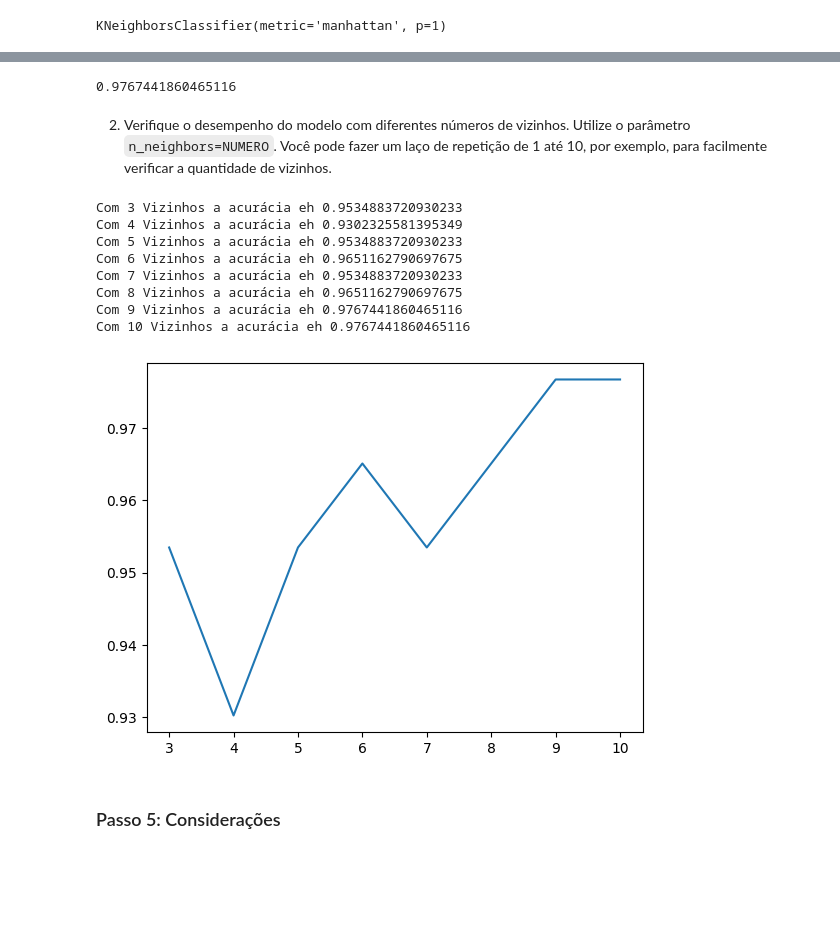
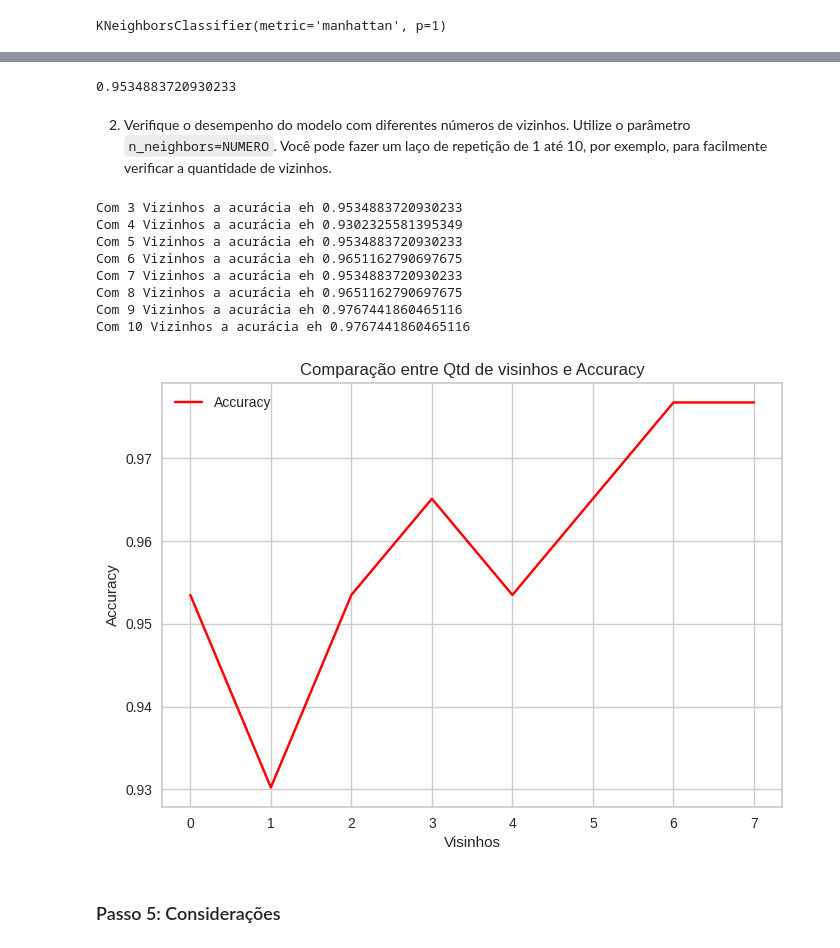
Before and after one commit to AnaCristina1972/projett, a Jupyter notebook: Atividade_1_Modelos_introdutórios.ipynb, the cells around one changed output, grey strips where cells are left out. Cells and saved outputs as stored; diff of their text form; code cells hidden in the pictures; blank space fills up the shorter version.

```diff
--- a/Atividade_1_Modelos_introdutórios.ipynb
+++ b/Atividade_1_Modelos_introdutórios.ipynb
@@ -36,9 +36,9 @@ Use a função `pd.read_csv()` para carregar o arquivo de treinamento (`iris-tre
 # %% [markdown]
 Vamos trabalhar com os arquivos disponibilizados no ColabWeb.
 # %%
-treino = pd.read_csv("/content/iris-treino.csv")   # <-- complete o código
+treino = pd.read_csv("/iris-treino.csv")   # <-- complete o código
 # %%
-teste =pd.read_csv("/content/iris-teste.csv")   # <-- complete o código
+teste =pd.read_csv("/iris-teste.csv")   # <-- complete o código
 # %% [markdown]
 Use a função `pd.read_csv()` para carregar o arquivo de teste (`iris-teste.csv`).
 # %% [markdown]
@@ -428,35 +524,44 @@ array([2, 2, 2, 1, 1, 2, 1, 1, 0, 1, 2, 1, 0, 0, 2, 1, 1, 0, 1, 0, 2, 2,
 # %%
 accuracy_score(ytest,ypredKNN1)
 # %% [output]
-0.9767441860465116
+0.9534883720930233
 # %% [markdown]
 2. Verifique o desempenho do modelo com diferentes números de vizinhos. Utilize o parâmetro `n_neighbors=NUMERO`. Você pode fazer um laço de repetição de 1 até 10, por exemplo, para facilmente verificar a quantidade de vizinhos.
 # %%
 Tx = int (3)
 listAcura =[]
 listVizinho =[]
 for i in range (8):
   knn_treino1=KNeighborsClassifier(n_neighbors=(Tx), metric='manhattan',p=1)
   knn_treino1.fit(Xtreino,ytreino)
   ypredKNN1=knn_treino1.predict(Xtest)
   ac = accuracy_score(ytest,ypredKNN1)
   listAcura.append(ac)
   listVizinho.append(Tx)
   print("Com",Tx,"Vizinhos a acurácia eh",ac)
   Tx=Tx+1
 
-plt.plot(listVizinho,listAcura)
+
+
+plt.plot(listAcura, label='Accuracy', color='red', marker='x')
+
+plt.xlabel('Visinhos')
+plt.ylabel('Accuracy')
+plt.title('Comparação entre Qtd de visinhos e Accuracy')
+
+plt.legend()
+
 plt.show()
 # %% [output]
 Com 3 Vizinhos a acurácia eh 0.9534883720930233
 Com 4 Vizinhos a acurácia eh 0.9302325581395349
 Com 5 Vizinhos a acurácia eh 0.9534883720930233
 Com 6 Vizinhos a acurácia eh 0.9651162790697675
 Com 7 Vizinhos a acurácia eh 0.9534883720930233
 Com 8 Vizinhos a acurácia eh 0.9651162790697675
 Com 9 Vizinhos a acurácia eh 0.9767441860465116
 Com 10 Vizinhos a acurácia eh 0.9767441860465116
-[figure, old version]
+[figure, new version]
 # %% [markdown]
 ### Passo 5: Considerações
 # %% [markdown]
```
Also changed, not shown: parts of 39 cells of this notebook.
